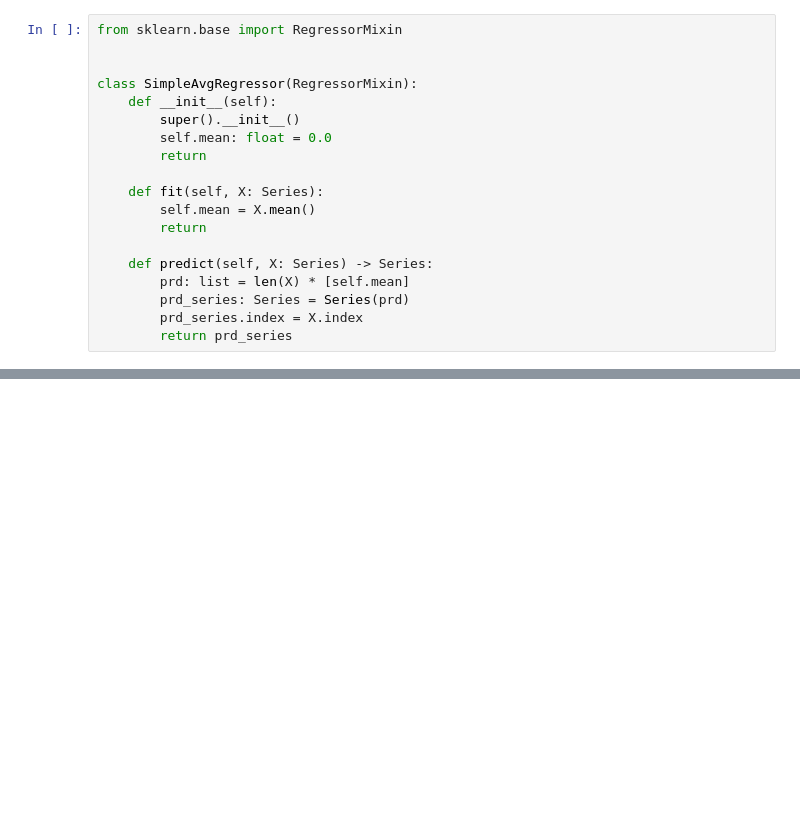
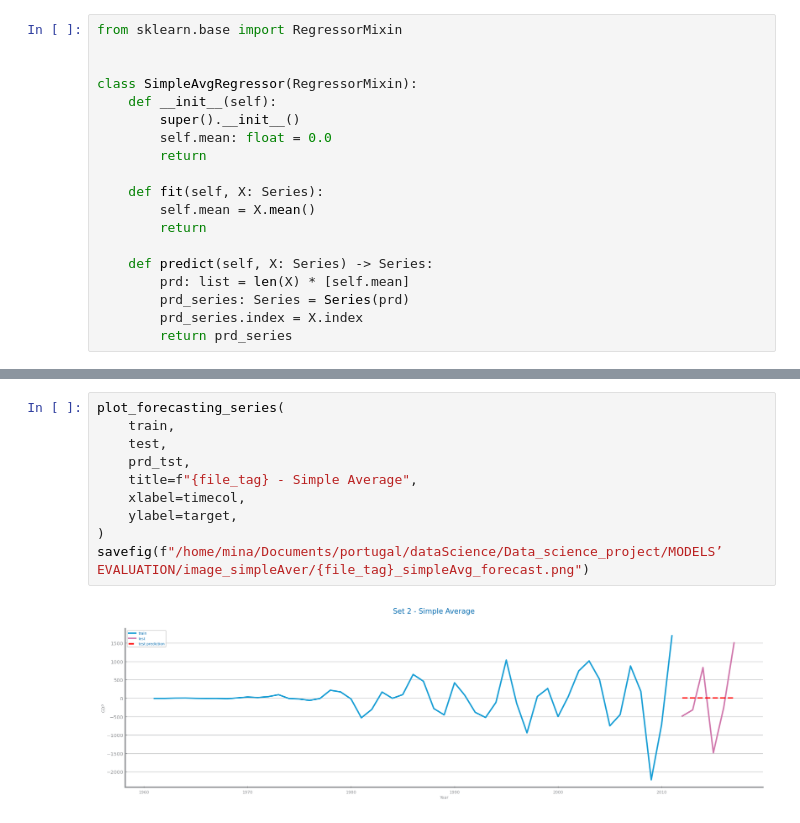
Before and after one commit to meodbr/IST-data-science, a Jupyter notebook: MODELS’ EVALUATION/simpleAverage.ipynb, the cells around one changed output, grey strips where cells are left out. Drawn from its saved outputs; the diff is of its cells as text; blank space fills up the shorter version.

```diff
--- a/MODELS’ EVALUATION/simpleAverage.ipynb
+++ b/MODELS’ EVALUATION/simpleAverage.ipynb
@@ -95,0 +98,12 @@ savefig(f"images/{file_tag}_simpleAvg_eval.png")
+# %%
+plot_forecasting_series(
+    train,
+    test,
+    prd_tst,
+    title=f"{file_tag} - Simple Average",
+    xlabel=timecol,
+    ylabel=target,
+)
+savefig(f"/home/mina/Documents/portugal/dataScience/Data_science_project/MODELS’ EVALUATION/image_simpleAver/{file_tag}_simpleAvg_forecast.png")
+# %% [output]
+[figure, added]
```
Also changed, not shown: parts of 1 cell of this notebook, 1 other file.
